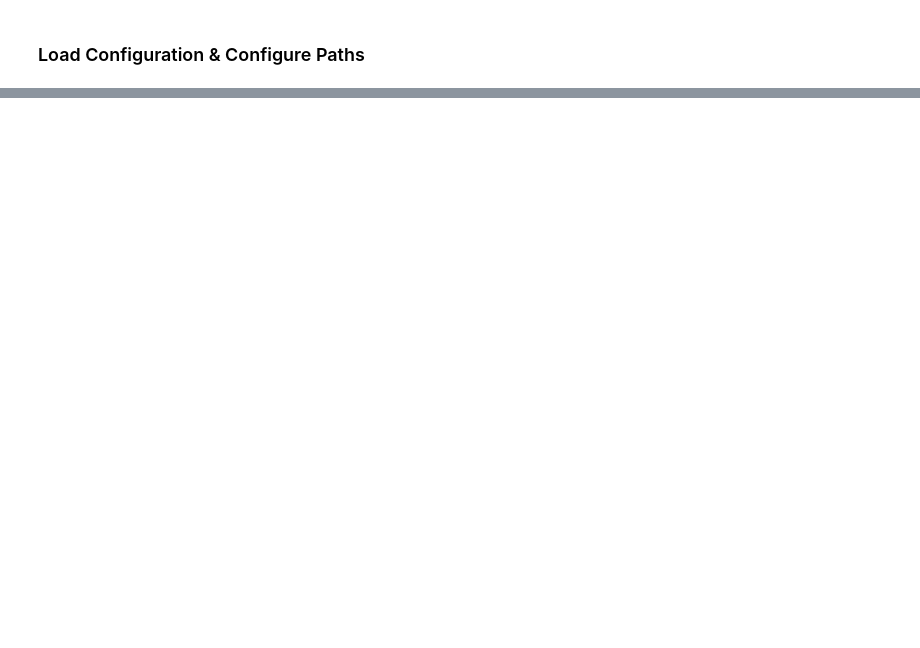
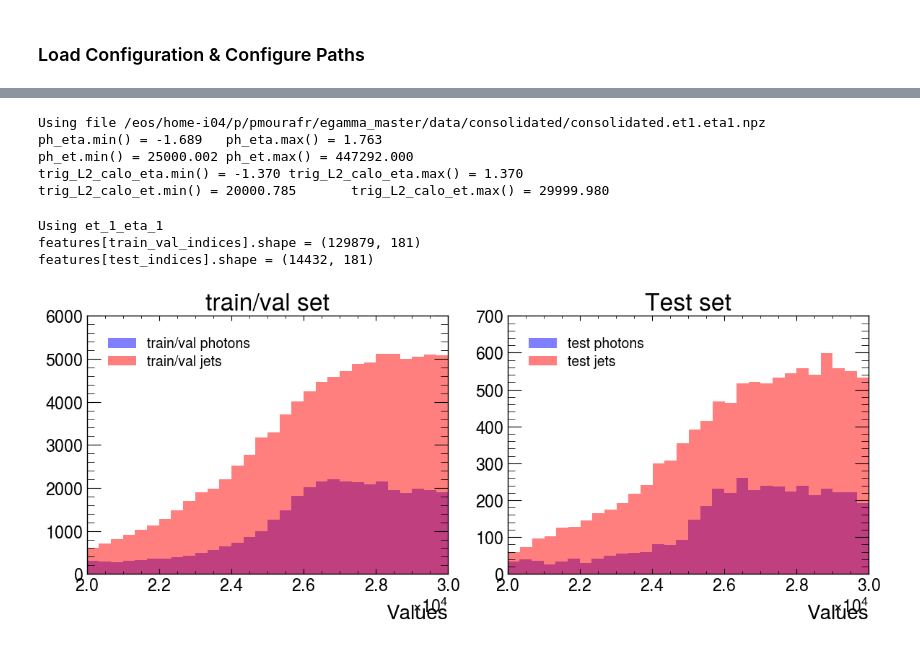
Before and after one commit to Pedrofran682/egamma_master, a Jupyter notebook: notebooks/validate_results.ipynb, the cells around one changed output, grey strips where cells are left out. Saved outputs shown, nothing was run; the diff lists cells and outputs as text; code cells hidden in the pictures; blank space fills up the shorter version.

Commit message:
Adding notebook for data validation

```diff
--- a/notebooks/validate_results.ipynb
+++ b/notebooks/validate_results.ipynb
@@ -65,0 +88,77 @@ if len(dataset) > 0:
+# %%
+samples = np.load(file_path, allow_pickle=True)
+data = samples["data"]
+source = samples["source"]
+
+ph_eta_index = np.where(dataset.feature_names == "ph_eta")[0][0]
+ph_et_index = np.where(dataset.feature_names == "ph_et")[0][0]
+trig_L2_calo_eta_index = np.where(dataset.feature_names == "trig_L2_calo_eta")[0][0]
+trig_L2_calo_et_index = np.where(dataset.feature_names == "trig_L2_calo_et")[0][0]
+
+print(f"Using file {file_path}")
+
+ph_eta = data[:, ph_eta_index].flatten()
+print(f"{ph_eta.min() = :.3f}\t{ph_eta.max() = :.3f}")
+
+ph_et = data[:, ph_et_index].flatten()
+print(f"{ph_et.min() = :.3f}\t{ph_et.max() = :.3f}")
+
+trig_L2_calo_eta = data[:, trig_L2_calo_eta_index].flatten()
+print(f"{trig_L2_calo_eta.min() = :.3f}\t{trig_L2_calo_eta.max() = :.3f}")
+
+trig_L2_calo_et = data[:, trig_L2_calo_et_index].flatten()
+print(f"{trig_L2_calo_et.min() = :.3f}\t{trig_L2_calo_et.max() = :.3f}")
+# %% [output]
+Using file /eos/home-i04/p/pmourafr/egamma_master/data/consolidated/consolidated.et1.eta1.npz
+ph_eta.min() = -1.689   ph_eta.max() = 1.763
+ph_et.min() = 25000.002 ph_et.max() = 447292.000
+trig_L2_calo_eta.min() = -1.370 trig_L2_calo_eta.max() = 1.370
+trig_L2_calo_et.min() = 20000.785       trig_L2_calo_et.max() = 29999.980
+# %%
+n_results = RESULTS_PATH / "config_nameModelV6_HighBatch_newExtraction_20_regions_100Rings_id20260929035222"
+manifest_path = os.path.join(n_results, "split_manifest.json")
+manifest = SplitManifest(manifest_path)
+region_key = f"et_{int(et)}_eta_{int(eta)}"
+print(f"Using {region_key}")
+
+test_indices, train_cross_validation = manifest.get_or_create_region_splits(
+    region_key, features, labels, kfold)
+
+# holdout_features_full = features[test_indices]
+# holdout_labels = labels[test_indices]
+
+all_indices = np.arange(len(labels))
+train_val_indices = ~np.isin(all_indices, test_indices)
+test_indices = np.isin(all_indices, test_indices)
+
+print(f"{features[train_val_indices].shape = }")
+print(f"{features[test_indices].shape = }")
+# %% [output]
+Using et_1_eta_1
+features[train_val_indices].shape = (129879, 181)
+features[test_indices].shape = (14432, 181)
+# %%
+BINS = 30
+
+fig, (ax1, ax2) = plt.subplots(1, 2, figsize=(12, 5))
+
+ax1.hist(features[(train_val_indices) & (labels == 1), trig_L2_calo_et_index], bins=BINS,
+         label="train/val photons", density=False, alpha=0.5, color="blue")
+ax1.hist(features[(train_val_indices) & (labels == 0), trig_L2_calo_et_index], bins=BINS,
+         label="train/val jets", density=False, alpha=0.5, color="red")
+ax1.set_title('train/val set')
+ax1.set_xlabel('Values')
+ax1.legend()
+
+ax2.hist(features[(test_indices) & (labels == 1),trig_L2_calo_et_index], bins=BINS,
+    label="test photons", density=False, alpha=0.5, color="blue")
+ax2.hist(features[(test_indices) & (labels == 0),trig_L2_calo_et_index], bins=BINS,
+    label="test jets", density=False, alpha=0.5, color="red")
+ax2.set_title('Test set')
+ax2.set_xlabel('Values')
+ax2.legend()
+
+plt.tight_layout()
+plt.show()
+# %% [output]
+[figure, added]
```
Also changed, not shown: parts of 5 cells of this notebook, 1 other file.
